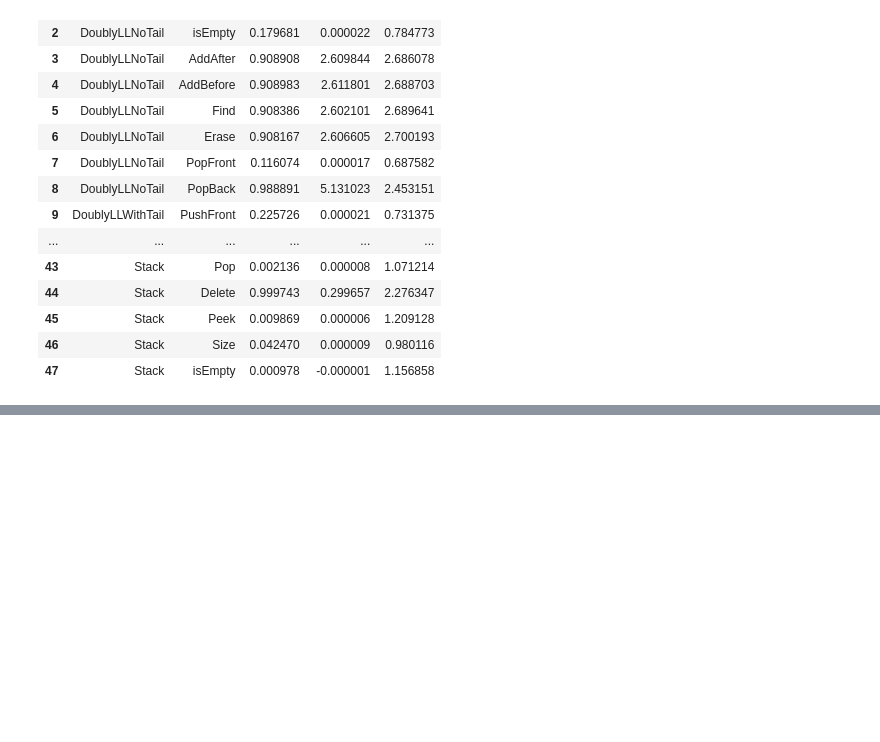
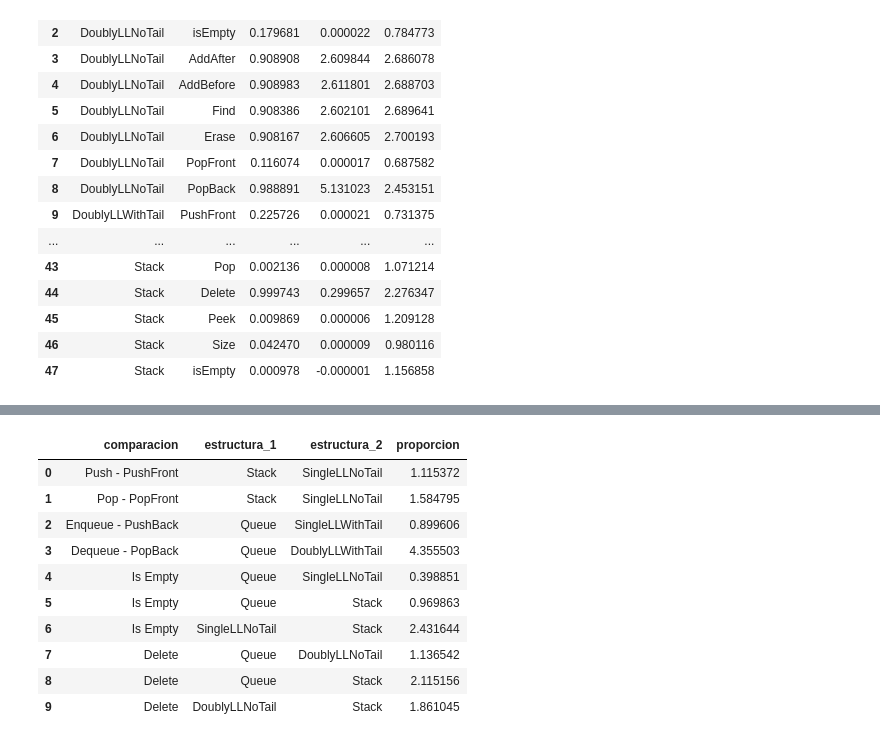
Before and after one commit to Ivan-GB/Stack-Queue-Java-ED-2Grupo, a Jupyter notebook: Graficas y analisis de datos.ipynb, the cells around one changed output, grey strips where cells are left out. Cells and saved outputs as stored; diff of their text form; code cells hidden in the pictures; blank space fills up the shorter version.

```diff
--- a/Graficas y analisis de datos.ipynb
+++ b/Graficas y analisis de datos.ipynb
@@ -152,0 +225,14 @@ resultados
+# %%
+distancias
+# %% [output]
+|  | comparacion | estructura_1 | estructura_2 | proporcion |
+| 0 | Push - PushFront | Stack | SingleLLNoTail | 1.115372 |
+| 1 | Pop - PopFront | Stack | SingleLLNoTail | 1.584795 |
+| 2 | Enqueue - PushBack | Queue | SingleLLWithTail | 0.899606 |
+| 3 | Dequeue - PopBack | Queue | DoublyLLWithTail | 4.355503 |
+| 4 | Is Empty | Queue | SingleLLNoTail | 0.398851 |
+| 5 | Is Empty | Queue | Stack | 0.969863 |
+| 6 | Is Empty | SingleLLNoTail | Stack | 2.431644 |
+| 7 | Delete | Queue | DoublyLLNoTail | 1.136542 |
+| 8 | Delete | Queue | Stack | 2.115156 |
+| 9 | Delete | DoublyLLNoTail | Stack | 1.861045 |
```
Also changed, not shown: parts of 3 cells of this notebook, 2 other files.
